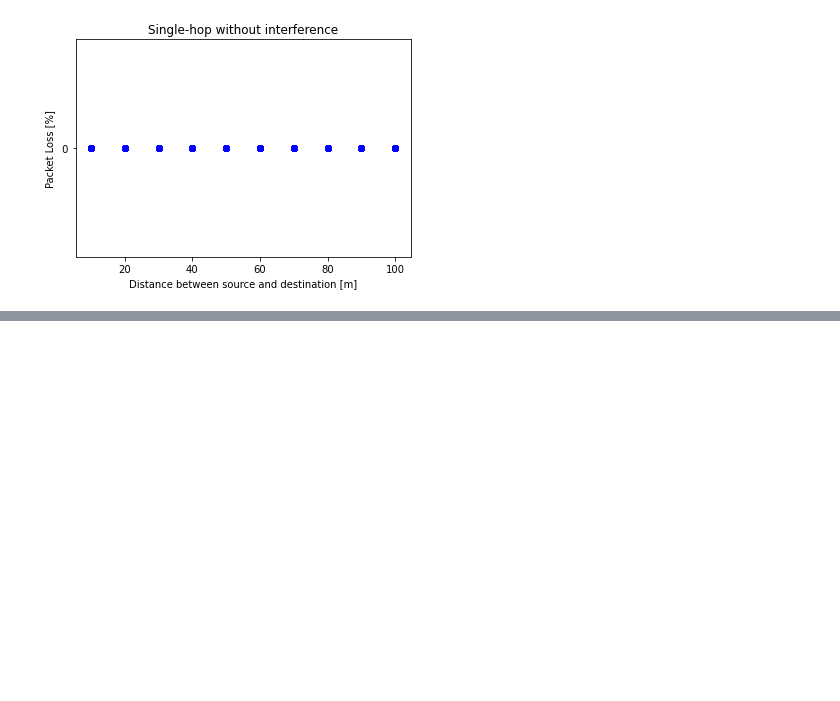
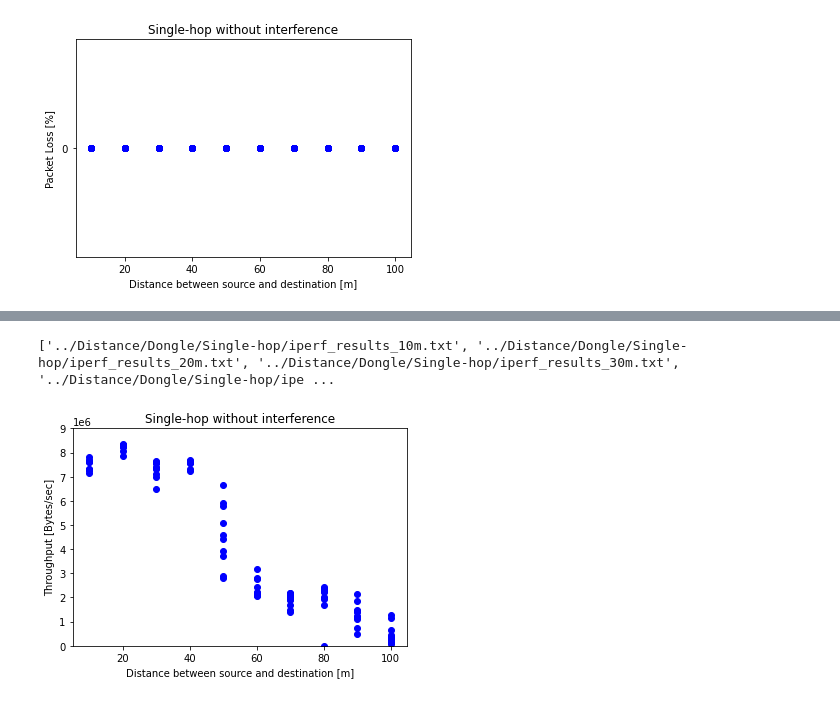
Before and after one commit to k00ziex/MastersThesis_FANETs_Fall_2022, a Jupyter notebook: Data_processing/Data_Visualization.ipynb, the cells around one changed output, grey strips where cells are left out. Cells and saved outputs as stored; diff of their text form; code cells hidden in the pictures; blank space fills up the shorter version.

```diff
--- a/Data_processing/Data_Visualization.ipynb
+++ b/Data_processing/Data_Visualization.ipynb
@@ -44,7 +44,7 @@ def prepare_boxplot_data(filename, unable_to_reach_first_line = False):
     return client_data, server_data
 
 
-def scatter_plot_iperf_bitrate(path, y_label, x_label, x_axis_values, title):
+def scatter_plot_iperf_bitrate(path, y_label, x_label, x_axis_values, title, limits=[]):
     distance_iperf_files = path
     iperf_sender_results_list = []
     iperf_receiver_results_list = []
@@ -77,6 +77,9 @@ def scatter_plot_iperf_bitrate(path, y_label, x_label, x_axis_values, title):
         plt.scatter(x=x_value, y=y_value, marker='o', color='blue')
     plt.ylabel(y_label)
     plt.xlabel(x_label)
+    if(limits != []):
+        plt.ylim(limits[1])
+        plt.xlim(limits[0])
     plt.title(title)
 
 # Reads and closes file before returning the content as a string
@@ -384,34 +399,39 @@ scatter_plot_ping(distance_result_files,'packet_loss',y_label,x_label,x_axis,tit
 # %%
 ############# DISTANCE EXPERIMENT - Single-hop #####################
 distance_file_iperf = "../Distance/Dongle/Single-hop/iperf_results_"
 distance_iperf_files = [distance_file_iperf + "10m.txt",
                         distance_file_iperf + "20m.txt",
                         distance_file_iperf + "30m.txt",
                         distance_file_iperf + "40m.txt",
                         distance_file_iperf + "50m.txt",
                         distance_file_iperf + "60m.txt",
                         distance_file_iperf + "70m.txt",
                         distance_file_iperf + "80m.txt",
                         distance_file_iperf + "90m.txt",
                         distance_file_iperf + "100m.txt"
                         ]
 print(distance_iperf_files)
 y_label = "Throughput [Bytes/sec]"
 x_label = "Distance between source and destination [m]"
 title = "Single-hop without interference"
 x_axis = [  10, 10, 10, 10, 10, 10, 10, 10, 10, 10,
             20, 20, 20, 20, 20, 20, 20, 20, 20, 20,
             30, 30, 30, 30, 30, 30, 30, 30, 30, 30,
             40, 40, 40, 40, 40, 40, 40, 40, 40, 40,
             50, 50, 50, 50, 50, 50, 50, 50, 50, 50,
             60, 60, 60, 60, 60, 60, 60, 60, 60, 60,
             70, 70, 70, 70, 70, 70, 70, 70, 70, 70,
             80, 80, 80, 80, 80, 80, 80, 80, 80, 80,
             90, 90, 90, 90, 90, 90, 90, 90, 90, 90,
             100, 100, 100, 100, 100, 100, 100, 100, 100, 100]
 
+limits = [(5, 105), (0, 9000000)]
 
-scatter_plot_iperf_bitrate(distance_iperf_files,y_label,x_label,x_axis, title)
+
+scatter_plot_iperf_bitrate(distance_iperf_files,y_label,x_label,x_axis, title, limits)
+# %% [output]
+['../Distance/Dongle/Single-hop/iperf_results_10m.txt', '../Distance/Dongle/Single-hop/iperf_results_20m.txt', '../Distance/Dongle/Single-hop/iperf_results_30m.txt', '../Distance/Dongle/Single-hop/ipe ...
+[figure, added]
 # %%
 ############# DISTANCE EXPERIMENT Single-hop interference #####################
 distance_interference_file_iperf = "../Distance/Dongle/Single-hop_interference/iperf_results_"
```
Also changed, not shown: parts of 6 cells of this notebook.
